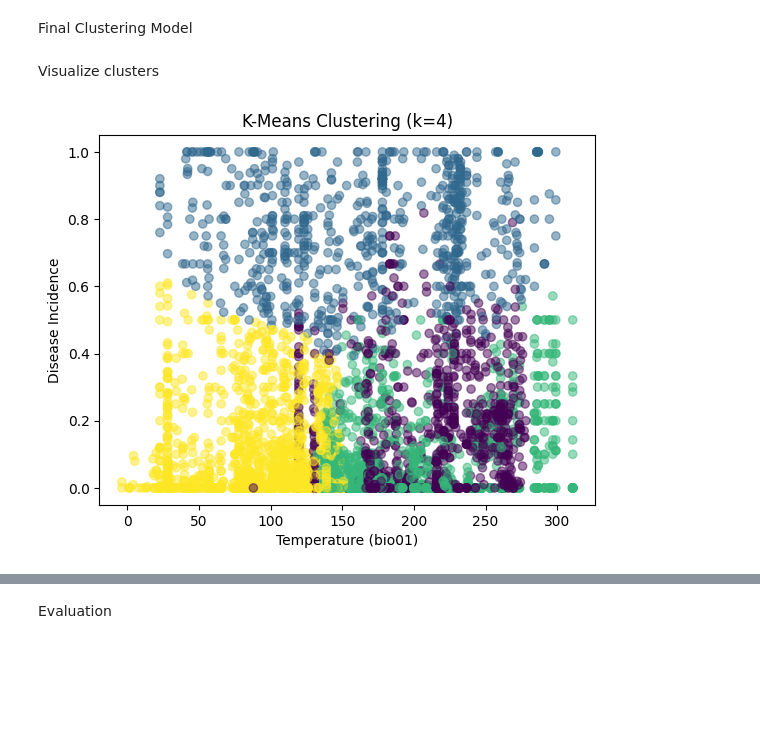
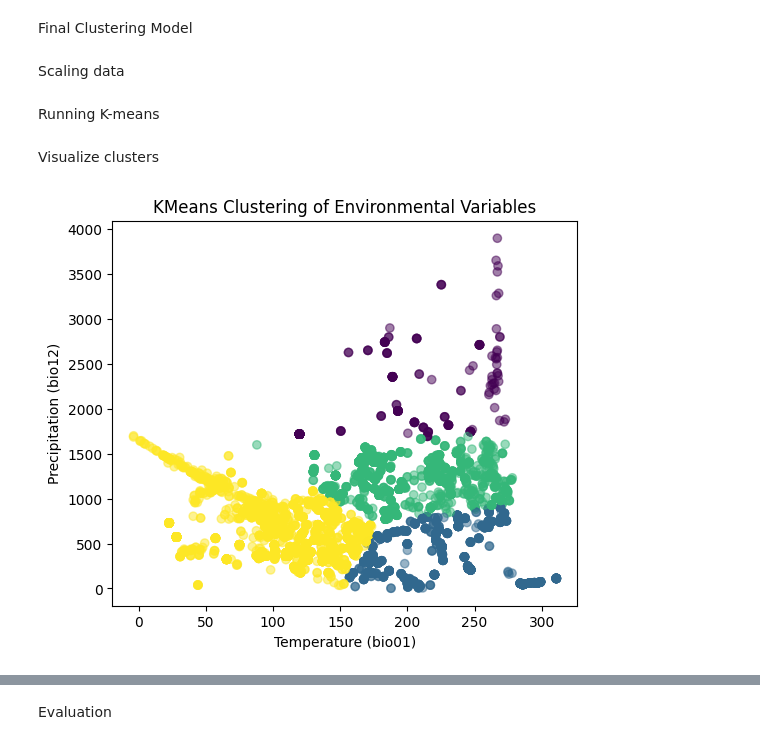
Before and after one commit to ArmanMoshasha/Plant_Disease_Machine_Learning_Modeling, a Jupyter notebook: Dyrad Dataset project1/notebooks/02_modeling.ipynb, the cells around one changed output, grey strips where cells are left out. Drawn from its saved outputs; the diff is of its cells as text; code cells hidden in the pictures; blank space fills up the shorter version.

Commit message:
Updated Clustering

```diff
--- a/Dyrad Dataset project1/notebooks/02_modeling.ipynb
+++ b/Dyrad Dataset project1/notebooks/02_modeling.ipynb
@@ -157,3 +159,13 @@ plt.show()
+# %%
+# Load data
+disease = pd.read_csv("../data/raw/complete_plant_disease_database.csv")
+climate = pd.read_csv("../data/raw/complete_plant_study_climate_data.csv")
+
+# Merge
+df = disease.merge(climate, left_on="Obs", right_on="obs")
+
+# Basic cleaning
+df_clean = df.dropna(subset=["Incidence", "bio01", "bio12"]).copy()
 # %% [markdown]
 Fitting Model
 # %%
@@ -170,20 +182,41 @@ kmeans = KMeans(n_clusters=4, random_state=42)
 clusters = kmeans.fit_predict(X_scaled)
 
 cluster_features["Cluster"] = clusters
+# %% [markdown]
+Scaling data
+# %%
+features_cluster = df_clean[["bio01", "bio12"]]
+
+from sklearn.preprocessing import StandardScaler
+
+scaler = StandardScaler()
+X_scaled = scaler.fit_transform(features_cluster)
+# %% [markdown]
+Running K-means
+# %%
+from sklearn.cluster import KMeans
+
+kmeans = KMeans(n_clusters=4, random_state=42)
+df_clean["cluster"] = kmeans.fit_predict(X_scaled)
 # %% [markdown]
 Visualize clusters
 # %%
+import matplotlib.pyplot as plt
+
+plt.figure(figsize=(6,5))
+
 plt.scatter(
-    cluster_features["bio01"],
-    cluster_features["Incidence"],
-    c=cluster_features["Cluster"],
+    df_clean["bio01"],
+    df_clean["bio12"],
+    c=df_clean["cluster"],
     cmap="viridis",
     alpha=0.5
 )
 
 plt.xlabel("Temperature (bio01)")
-plt.ylabel("Disease Incidence")
-plt.title("K-Means Clustering (k=4)")
+plt.ylabel("Precipitation (bio12)")
+plt.title("KMeans Clustering of Environmental Variables")
+
 plt.show()
 # %% [output]
-[figure, old version]
+[figure, new version]
```
Also changed, not shown: parts of 3 cells of this notebook.
